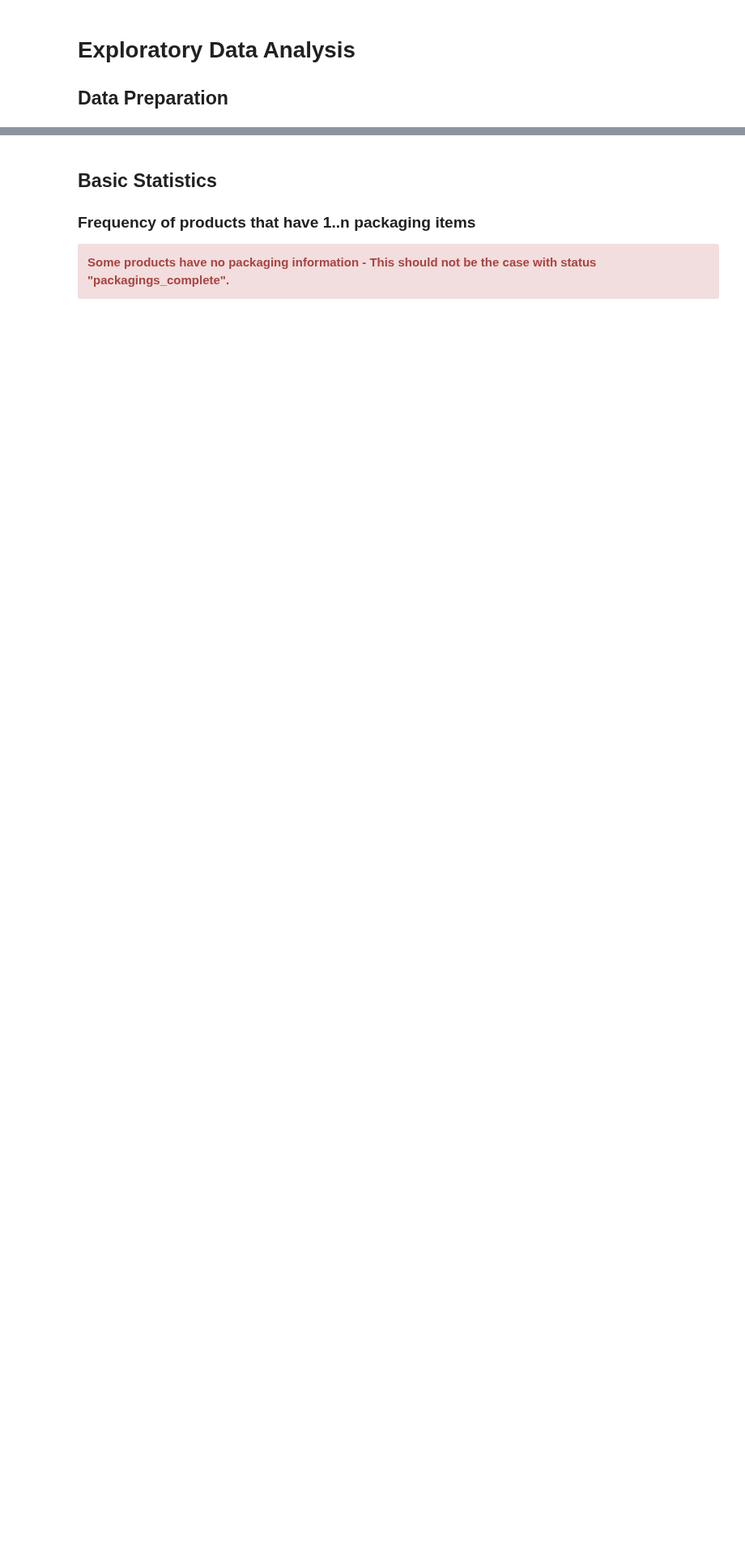
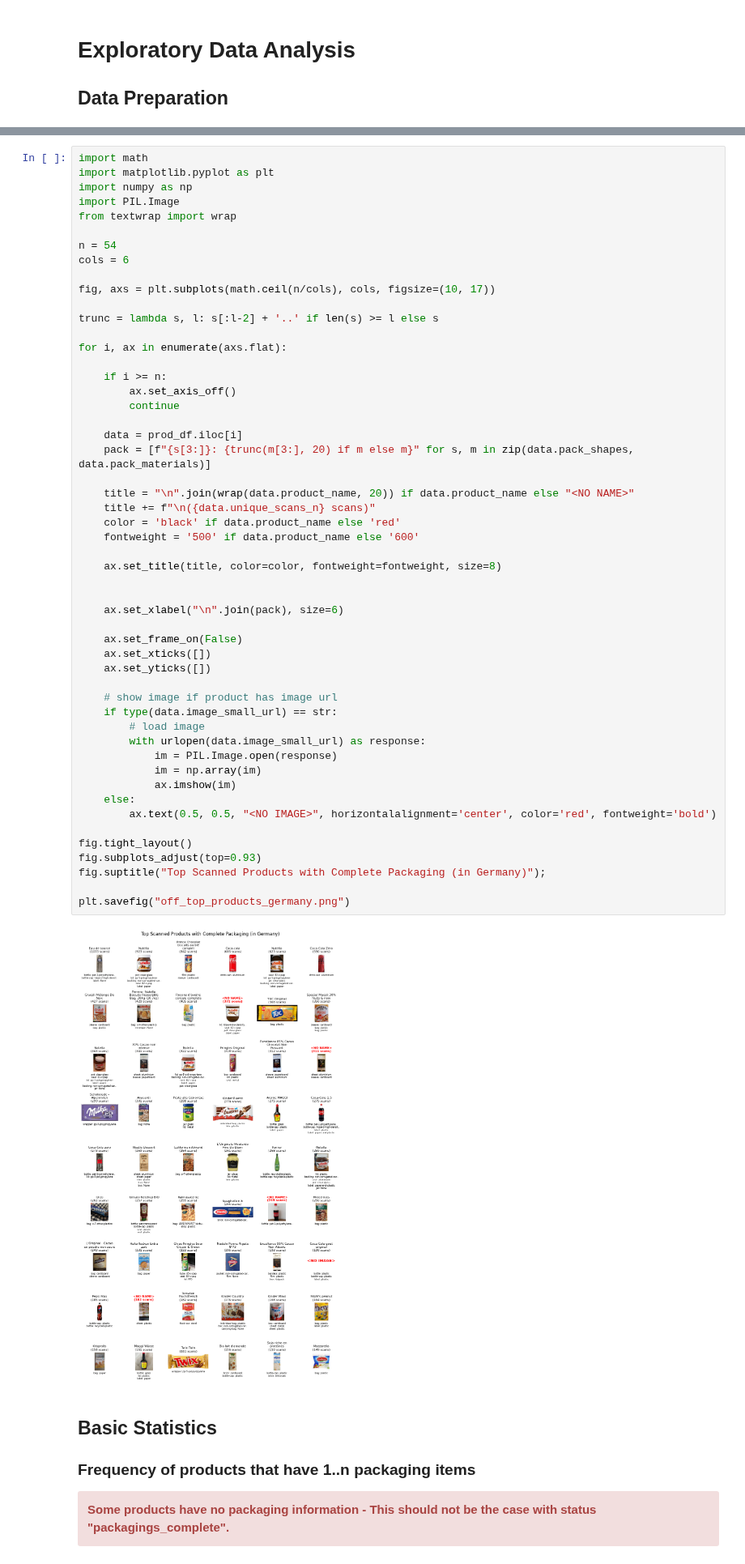
Before and after one commit to goerlitz/openfoodfacts-data-analysis, a Jupyter notebook: notebooks/01_analyze_off_data.ipynb, the cells around one changed output, grey strips where cells are left out. Shown at 81% size. Cells and saved outputs as stored; diff of their text form; blank space fills up the shorter version.

Commit message:
added product image grid

```diff
--- a/notebooks/01_analyze_off_data.ipynb
+++ b/notebooks/01_analyze_off_data.ipynb
@@ -97,3 +99,57 @@ display(prod_df)
+# %%
+import math
+import matplotlib.pyplot as plt
+import numpy as np
+import PIL.Image
+from textwrap import wrap
+
+n = 54
+cols = 6
+
+fig, axs = plt.subplots(math.ceil(n/cols), cols, figsize=(10, 17))
+
+trunc = lambda s, l: s[:l-2] + '..' if len(s) >= l else s
+
+for i, ax in enumerate(axs.flat):
+
+    if i >= n:
+        ax.set_axis_off()
+        continue
+
+    data = prod_df.iloc[i]
+    pack = [f"{s[3:]}: {trunc(m[3:], 20) if m else m}" for s, m in zip(data.pack_shapes, data.pack_materials)]
+
+    title = "\n".join(wrap(data.product_name, 20)) if data.product_name else "<NO NAME>"
+    title += f"\n({data.unique_scans_n} scans)"
+    color = 'black' if data.product_name else 'red'
+    fontweight = '500' if data.product_name else '600'
+
+    ax.set_title(title, color=color, fontweight=fontweight, size=8)
+
+
+    ax.set_xlabel("\n".join(pack), size=6)
+
+    ax.set_frame_on(False)
+    ax.set_xticks([])
+    ax.set_yticks([])
+
+    # show image if product has image url
+    if type(data.image_small_url) == str:
+        # load image
+        with urlopen(data.image_small_url) as response:
+            im = PIL.Image.open(response)
+            im = np.array(im)
+            ax.imshow(im)
+    else:
+        ax.text(0.5, 0.5, "<NO IMAGE>", horizontalalignment='center', color='red', fontweight='bold')
+
+fig.tight_layout()
+fig.subplots_adjust(top=0.93)
+fig.suptitle("Top Scanned Products with Complete Packaging (in Germany)");
+
+plt.savefig("off_top_products_germany.png")
+# %% [output]
+[figure, added]
 # %% [markdown]
 ## Basic Statistics
 
```
Also changed, not shown: parts of 18 cells of this notebook.
